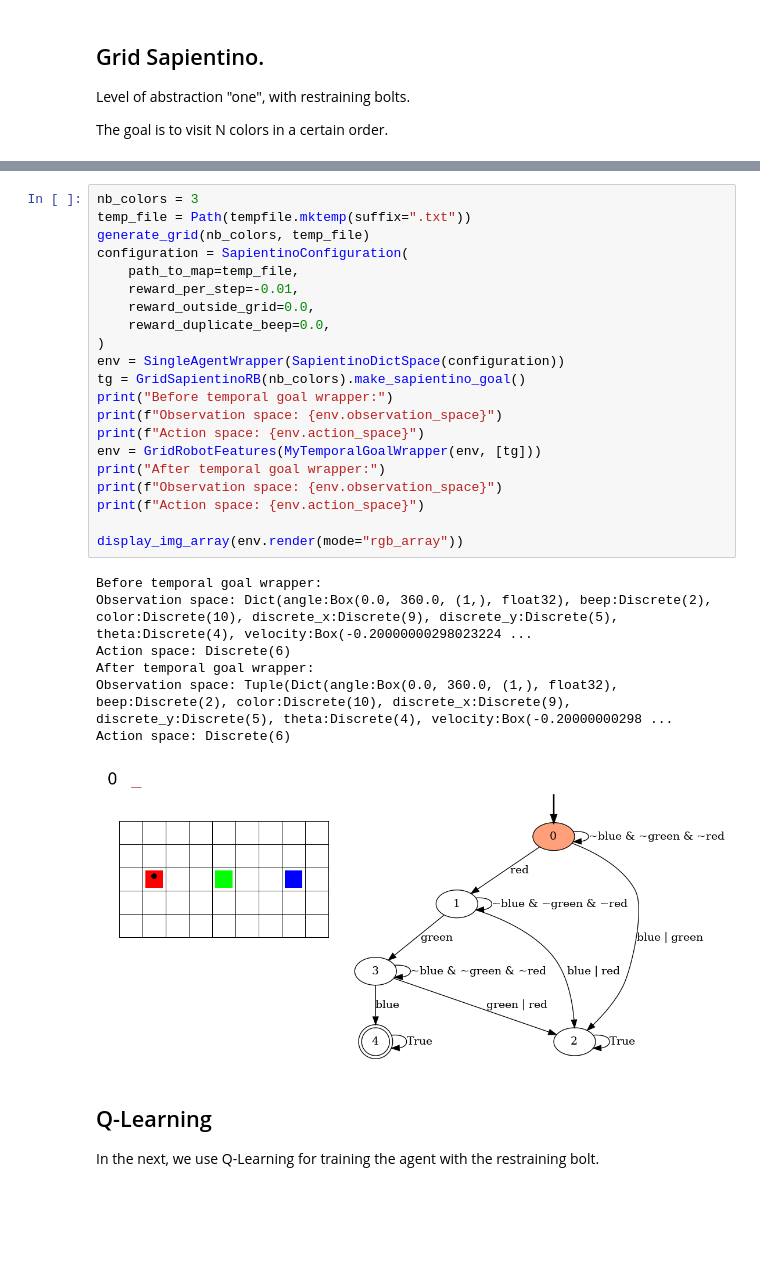
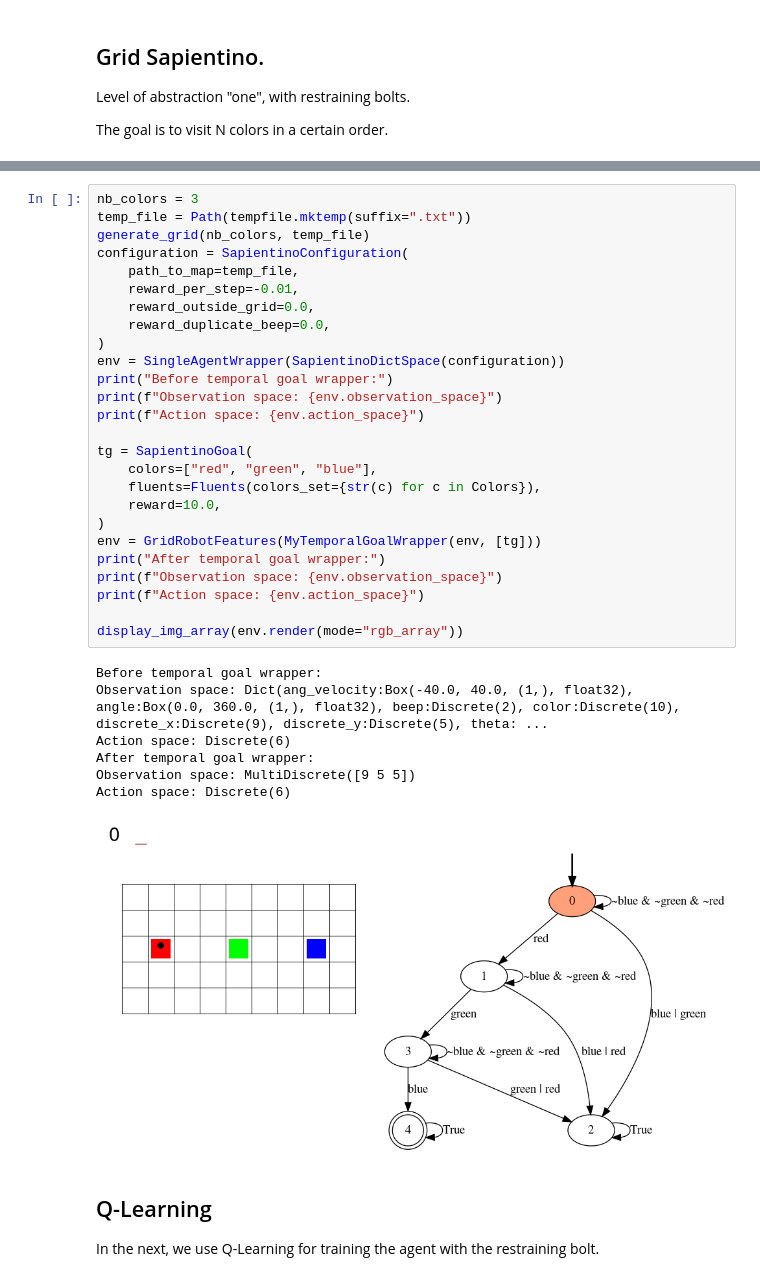
Before and after one commit to cipollone/multinav2, a Jupyter notebook: notebooks/02_grid_sapientino.ipynb, the cells around one changed output, grey strips where cells are left out. Saved outputs shown, nothing was run; the diff lists cells and outputs as text; blank space fills up the shorter version.

Commit message:
Last changes and removed `restraining_bolts` package.
+ Last corrections for grid environment
+ Removed `restraining_bolts` module.

```diff
--- a/notebooks/02_grid_sapientino.ipynb
+++ b/notebooks/02_grid_sapientino.ipynb
@@ -31,32 +35,37 @@ from multinav.restraining_bolts.rb_grid_sapientino import GridSapientinoRB
 # %%
 nb_colors = 3
 temp_file = Path(tempfile.mktemp(suffix=".txt"))
 generate_grid(nb_colors, temp_file)
 configuration = SapientinoConfiguration(
     path_to_map=temp_file,
     reward_per_step=-0.01,
     reward_outside_grid=0.0,
     reward_duplicate_beep=0.0,
 )
 env = SingleAgentWrapper(SapientinoDictSpace(configuration))
-tg = GridSapientinoRB(nb_colors).make_sapientino_goal()
 print("Before temporal goal wrapper:")
 print(f"Observation space: {env.observation_space}")
 print(f"Action space: {env.action_space}")
+
+tg = SapientinoGoal(
+    colors=["red", "green", "blue"],
+    fluents=Fluents(colors_set={str(c) for c in Colors}),
+    reward=10.0,
+)
 env = GridRobotFeatures(MyTemporalGoalWrapper(env, [tg]))
 print("After temporal goal wrapper:")
 print(f"Observation space: {env.observation_space}")
 print(f"Action space: {env.action_space}")
 
 display_img_array(env.render(mode="rgb_array"))
 # %% [output]
 Before temporal goal wrapper:
-Observation space: Dict(angle:Box(0.0, 360.0, (1,), float32), beep:Discrete(2), color:Discrete(10), discrete_x:Discrete(9), discrete_y:Discrete(5), theta:Discrete(4), velocity:Box(-0.20000000298023224 ...
+Observation space: Dict(ang_velocity:Box(-40.0, 40.0, (1,), float32), angle:Box(0.0, 360.0, (1,), float32), beep:Discrete(2), color:Discrete(10), discrete_x:Discrete(9), discrete_y:Discrete(5), theta: ...
 Action space: Discrete(6)
 After temporal goal wrapper:
-Observation space: Tuple(Dict(angle:Box(0.0, 360.0, (1,), float32), beep:Discrete(2), color:Discrete(10), discrete_x:Discrete(9), discrete_y:Discrete(5), theta:Discrete(4), velocity:Box(-0.20000000298 ...
+Observation space: MultiDiscrete([9 5 5])
 Action space: Discrete(6)
-[figure, old version]
+[figure, new version]
 # %% [markdown]
 ## Q-Learning
 
```
Also changed, not shown: parts of 4 cells of this notebook, 6 other files.
